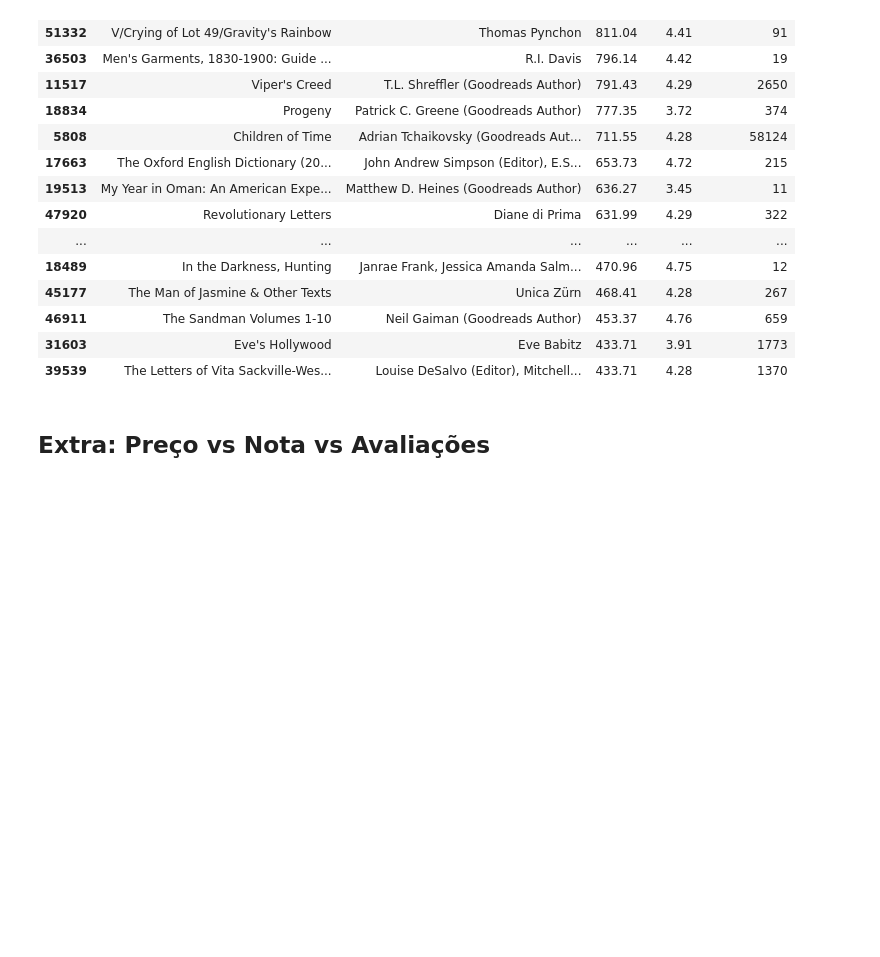
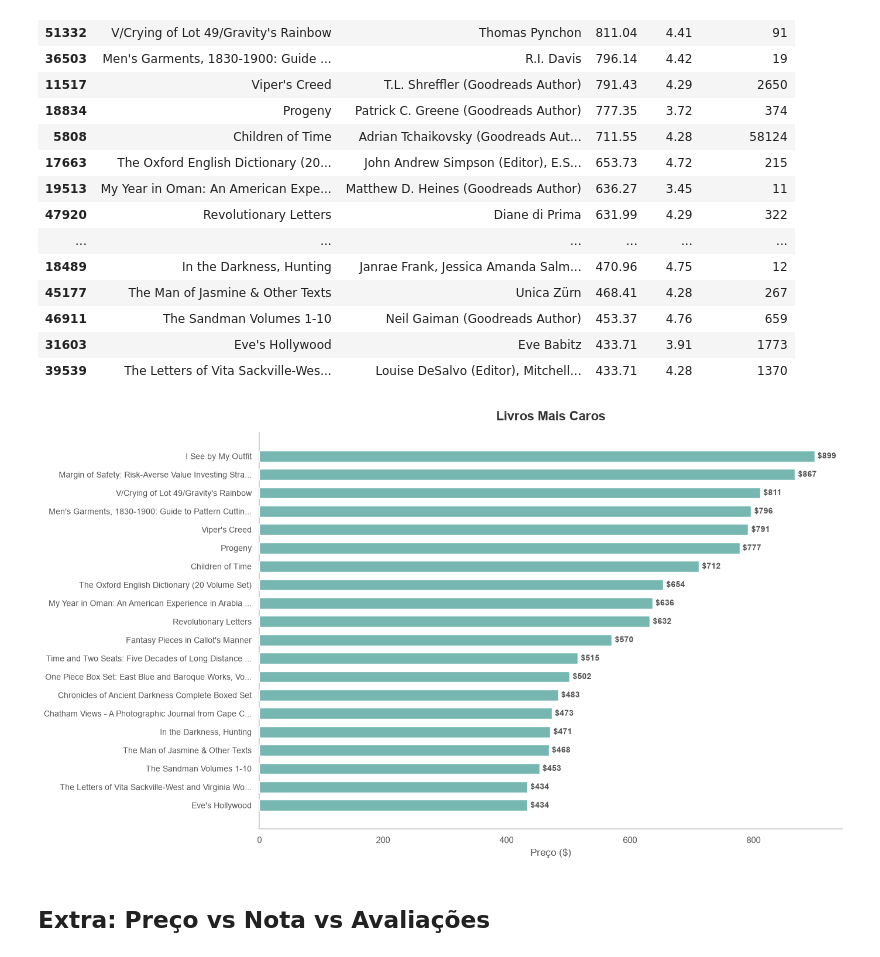
Before and after one commit to juliaragibeltrao/Rating-Books, a Jupyter notebook: analise.ipynb, the cells around one changed output. Cells and saved outputs as stored; diff of their text form; code cells hidden in the pictures; blank space fills up the shorter version.

```diff
--- a/analise.ipynb
+++ b/analise.ipynb
@@ -259,2 +250,31 @@ fig.show()
+# %%
+top_expensive = expensive.sort_values("price").reset_index(drop=True).copy()
+mask_price = top_expensive["title"].str.len() > 50
+top_expensive["short_title"] = np.where(
+    mask_price,
+    top_expensive["title"].str[:50] + "...",
+    top_expensive["title"].str[:50]
+)
+
+fig, ax = plt.subplots(figsize=(14, 8))
+bars = ax.barh(range(len(top_expensive)), top_expensive["price"].values,
+               color=TABLEAU10[3], height=0.6, zorder=3)
+ax.set_yticks(range(len(top_expensive)))
+ax.set_yticklabels(top_expensive["short_title"].values, fontsize=10)
+ax.set_xlabel("Preço ($)", fontsize=12, color="#555555")
+ax.set_title("Livros Mais Caros", fontsize=16, fontweight="bold", pad=15)
+ax.spines["top"].set_visible(False)
+ax.spines["right"].set_visible(False)
+ax.spines["left"].set_color("#cccccc")
+ax.spines["bottom"].set_color("#cccccc")
+ax.tick_params(axis="y", left=False)
+ax.tick_params(axis="x", colors="#555555")
+for bar, val in zip(bars, top_expensive["price"]):
+    ax.text(val + 5, bar.get_y() + bar.get_height()/2,
+            f"${val:.0f}", va="center", fontsize=10, color="#555555", fontweight="bold")
+plt.tight_layout()
+plt.show()
+# %% [output]
+[figure, added]
 # %% [markdown]
 ## Extra: Preço vs Nota vs Avaliações
```
Also changed, not shown: parts of 11 cells of this notebook.
